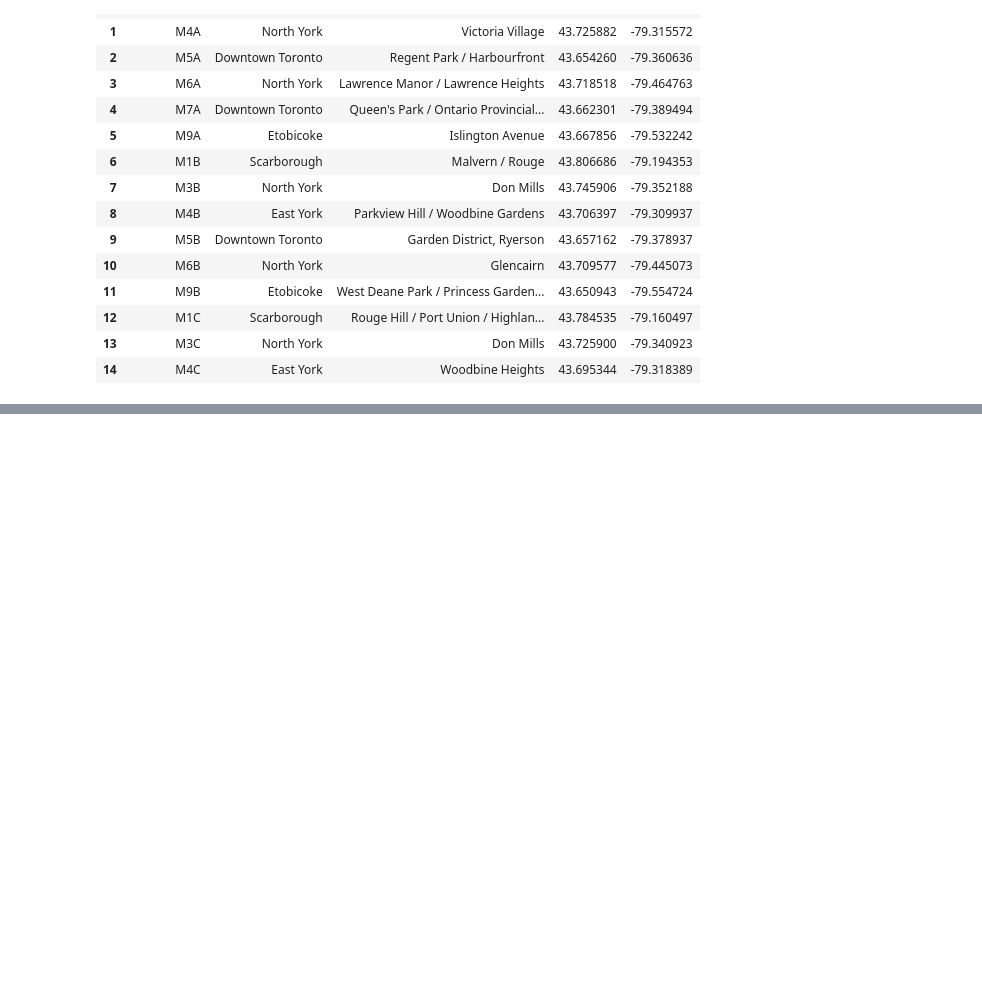
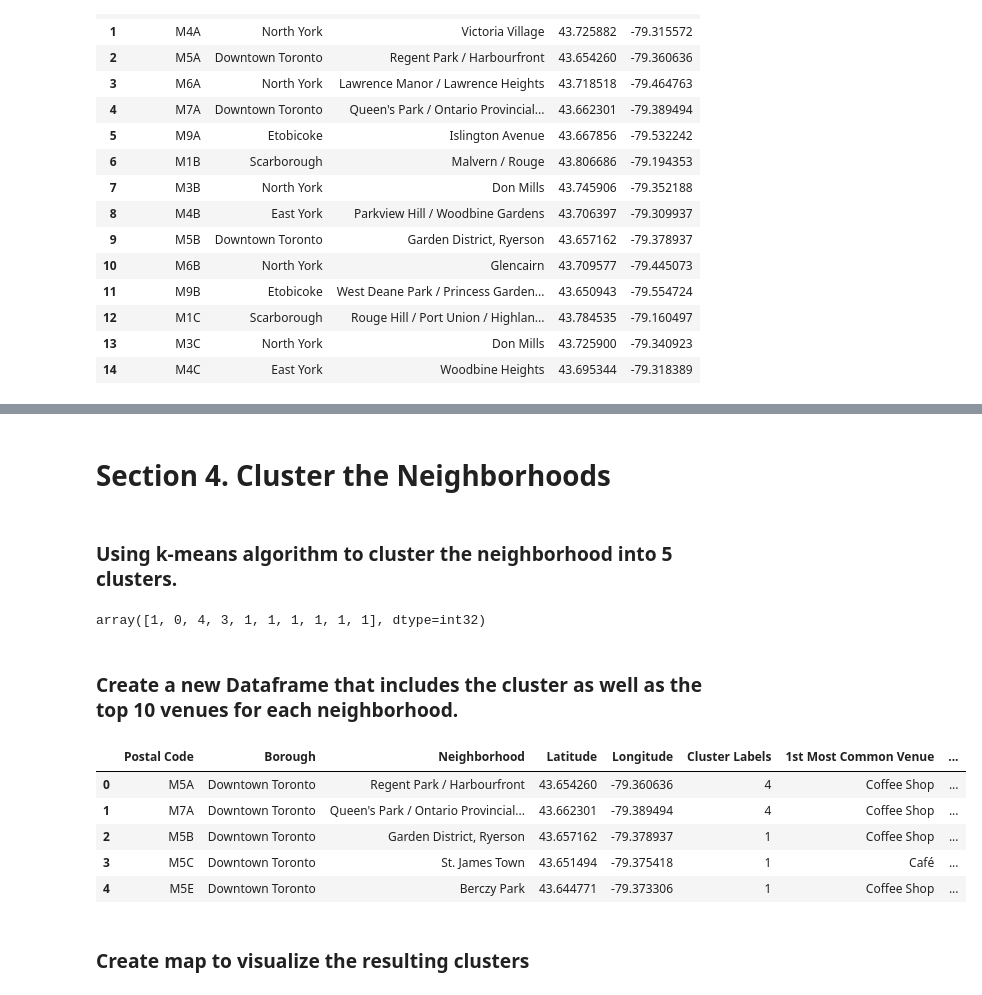
Before and after one commit to madhupottabathula/Madhu-github-rep1, a Jupyter notebook: MP_DSCapstone_week3Assignment_Segmenting_Clusterin.ipynb, the cells around one changed output, grey strips where cells are left out. Saved outputs shown, nothing was run; the diff lists cells and outputs as text; code cells hidden in the pictures; blank space fills up the shorter version.

```diff
--- a/MP_DSCapstone_week3Assignment_Segmenting_Clusterin.ipynb
+++ b/MP_DSCapstone_week3Assignment_Segmenting_Clusterin.ipynb
@@ -170,0 +676,38 @@ Toronto_neighborhood.head(15)
+# %% [markdown]
+# Section 4. Cluster the Neighborhoods
+# %% [markdown]
+### Using k-means algorithm to cluster the neighborhood into 5 clusters.
+# %%
+# set number of clusters
+kclusters = 5
+
+toronto_grouped_clustering = torontodt_grouped.drop('Neighborhood', 1)
+
+# run k-means clustering
+kmeans = KMeans(n_clusters=kclusters, random_state=0).fit(toronto_grouped_clustering)
+
+# check cluster labels generated for each row in the dataframe
+kmeans.labels_[0:10]
+# %% [output]
+array([1, 0, 4, 3, 1, 1, 1, 1, 1, 1], dtype=int32)
+# %% [markdown]
+### Create a new Dataframe that includes the cluster as well as the top 10 venues for each neighborhood.
+# %%
+# add clustering labels
+neighborhoods_venues_sorted.insert(0, 'Cluster Labels', kmeans.labels_)
+
+torontodt_merged = downtoronto_df
+
+# merge toronto_grouped with toronto_data to add latitude/longitude for each neighborhood
+torontodt_merged = torontodt_merged.join(neighborhoods_venues_sorted.set_index('Neighborhood'), on='Neighborhood')
+
+torontodt_merged.head() # check the last columns!
+# %% [output]
+|  | Postal Code | Borough | Neighborhood | Latitude | Longitude | Cluster Labels | 1st Most Common Venue | ... |
+| 0 | M5A | Downtown Toronto | Regent Park / Harbourfront | 43.654260 | -79.360636 | 4 | Coffee Shop | ... |
+| 1 | M7A | Downtown Toronto | Queen's Park / Ontario Provincial... | 43.662301 | -79.389494 | 4 | Coffee Shop | ... |
+| 2 | M5B | Downtown Toronto | Garden District, Ryerson | 43.657162 | -79.378937 | 1 | Coffee Shop | ... |
+| 3 | M5C | Downtown Toronto | St. James Town | 43.651494 | -79.375418 | 1 | Café | ... |
+| 4 | M5E | Downtown Toronto | Berczy Park | 43.644771 | -79.373306 | 1 | Coffee Shop | ... |
+# %% [markdown]
+### Create map to visualize the resulting clusters
```
Also changed, not shown: parts of 69 cells of this notebook.
